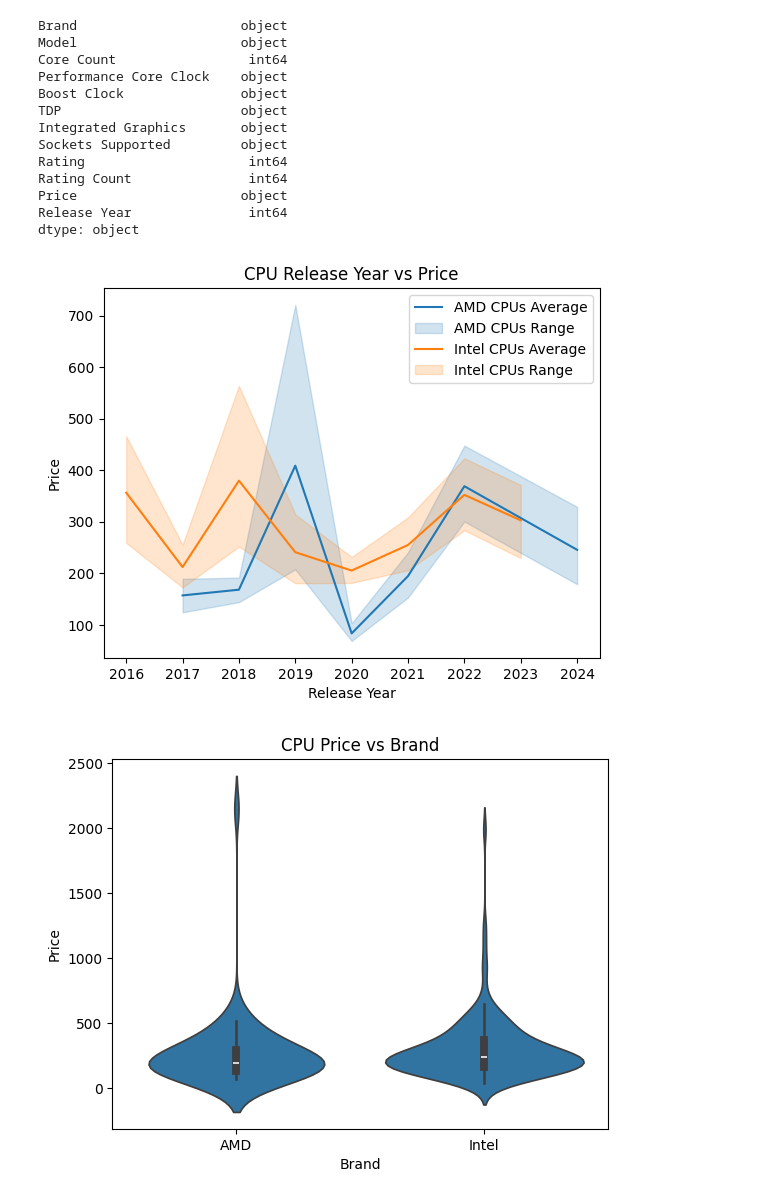
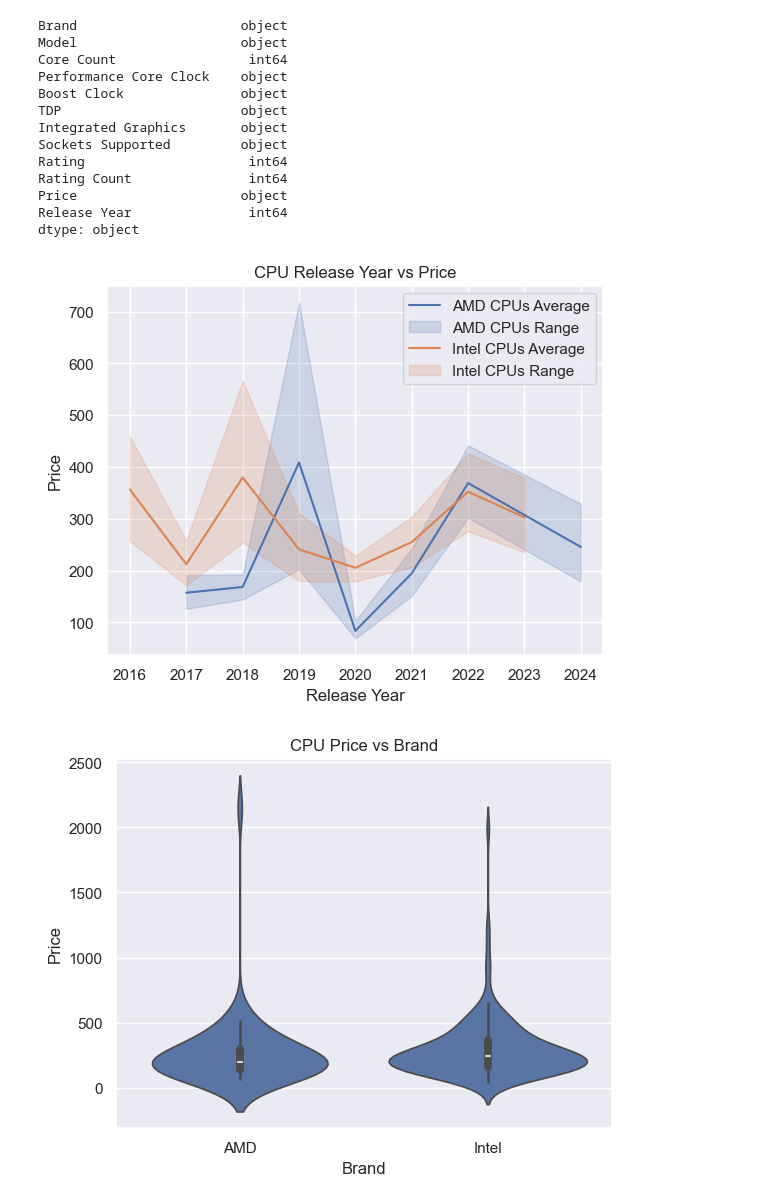
Before and after one commit to knoppds/CSCI_5502_Group_Project_01, a Jupyter notebook: GP_1_PCPartPicker_Data_Visualizations.ipynb, the cells around one changed output. Drawn from its saved outputs; the diff is of its cells as text; code cells hidden in the pictures.

```diff
--- a/GP_1_PCPartPicker_Data_Visualizations.ipynb
+++ b/GP_1_PCPartPicker_Data_Visualizations.ipynb
@@ -113,15 +113,19 @@ storage_df['Price'] = pd.to_numeric(storage_df['Price'])
 # %%
 amd_cpu_df = cpu_df[cpu_df['Brand'] == 'AMD']
 intel_cpu_df = cpu_df[cpu_df['Brand'] == 'Intel']
+sns.set_theme(style='darkgrid')
 sns.lineplot(data=amd_cpu_df, x='Release Year', y='Price')
 sns.lineplot(data=intel_cpu_df, x='Release Year', y='Price')
 plt.xlabel('Release Year')
 plt.ylabel('Price')
 plt.title('CPU Release Year vs Price')
 plt.legend(['AMD CPUs Average', 'AMD CPUs Range', 'Intel CPUs Average', 'Intel CPUs Range'])
 plt.show()
+
+#theme for seaborn
+sns.set_theme(style='darkgrid')
 # %% [output]
-[figure, old version]
+[figure, new version]
 # %%
 #Create a violin plot of CPU Price vs Brand using seaborn
 sns.violinplot(data=cpu_df, x='Brand', y='Price')
@@ -130,7 +134,7 @@ plt.ylabel('Price')
 plt.title('CPU Price vs Brand')
 plt.show()
 # %% [output]
-[figure, old version]
+[figure, new version]
 # %%
 #create a bar chart of the average price of each component
 #remove NaN values from price column
```
Also changed, not shown: parts of 7 cells of this notebook.
